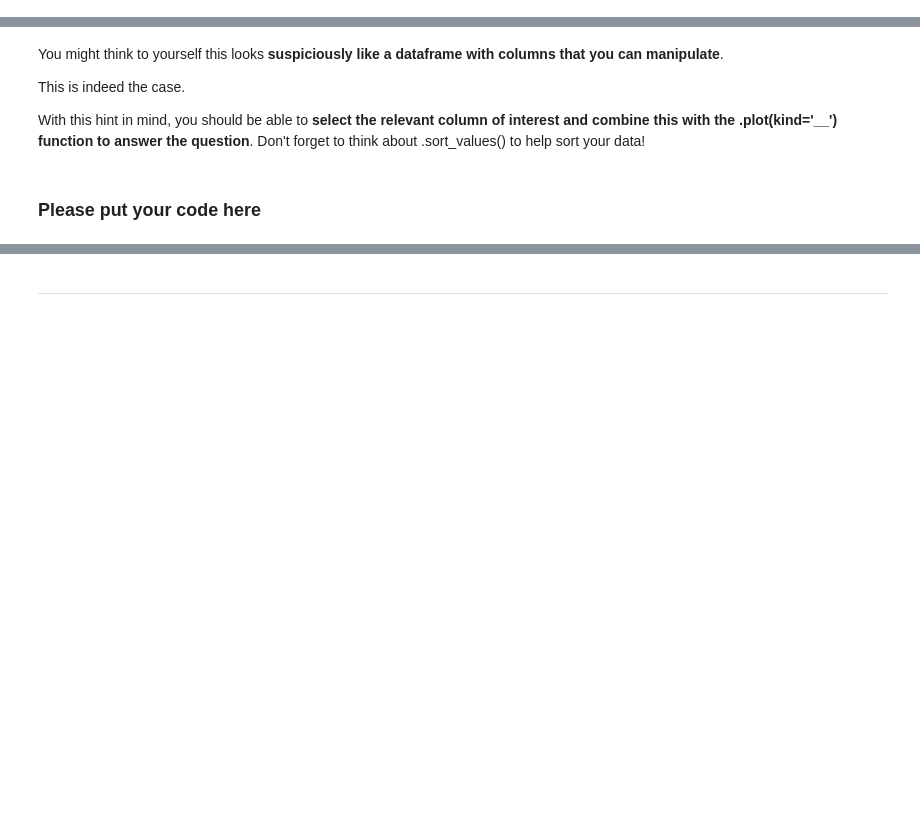
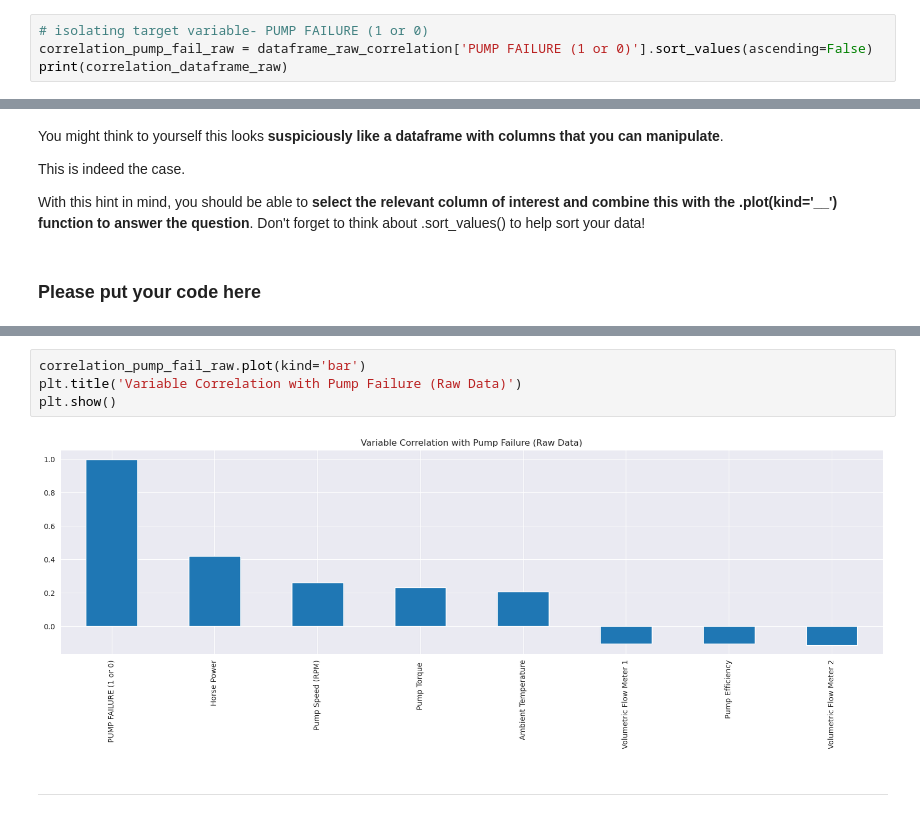
Before and after one commit to mapsg91/mg_southern_water, a Jupyter notebook: Southern_MG_Water_Corp_OLS_Case_Study.ipynb, the cells around one changed output, grey strips where cells are left out. Cells and saved outputs as stored; diff of their text form; blank space fills up the shorter version.

```diff
--- a/Southern_MG_Water_Corp_OLS_Case_Study.ipynb
+++ b/Southern_MG_Water_Corp_OLS_Case_Study.ipynb
@@ -663,0 +683,4 @@ Upon printing this out, you should get a **dataframe** that looks like the below
+# %%
+# isolating target variable- PUMP FAILURE (1 or 0)
+correlation_pump_fail_raw = dataframe_raw_correlation['PUMP FAILURE (1 or 0)'].sort_values(ascending=False)
+print(correlation_dataframe_raw)
@@ -675,3 +705,9 @@ With this hint in mind, you should be able to **select the relevant column of in
+# %%
+correlation_pump_fail_raw.plot(kind='bar')
+plt.title('Variable Correlation with Pump Failure (Raw Data)')
+plt.show()
+# %% [output]
+[figure, added]
 # %% [markdown]
 ---
 # %% [markdown]
```
Also changed, not shown: parts of 15 cells of this notebook.
